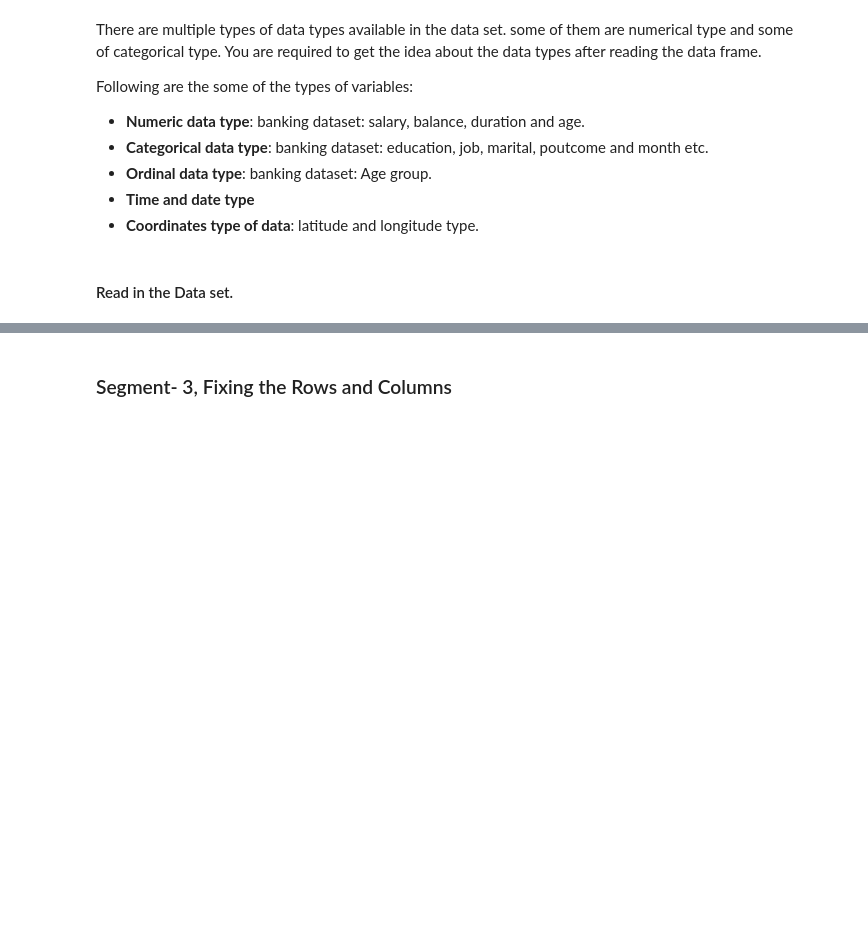
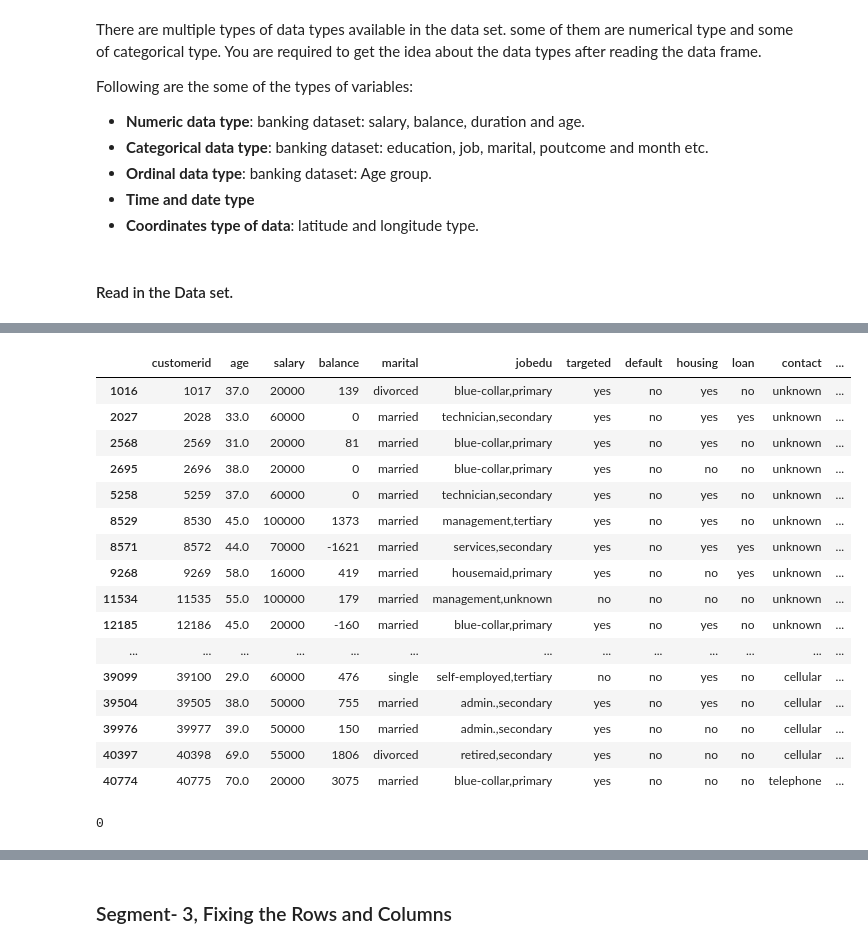
Before and after one commit to datagrad/EDA-of-Bank-Telemarketing-Campaign, a Jupyter notebook: Bank_TeleMarketing_Campaign_EDA.ipynb, the cells around one changed output, grey strips where cells are left out. Saved outputs shown, nothing was run; the diff lists cells and outputs as text; code cells hidden in the pictures; blank space fills up the shorter version.

```diff
--- a/Bank_TeleMarketing_Campaign_EDA.ipynb
+++ b/Bank_TeleMarketing_Campaign_EDA.ipynb
@@ -70,0 +249,31 @@ inp0.head()
+# %%
+# Analyzing the rows where response has null values
+
+df.loc[df['response'].isnull()]
+
+
+# No such particular pattern and can be dropped
+# %% [output]
+|  | customerid | age | salary | balance | marital | jobedu | targeted | default | housing | loan | contact | ... |
+| 1016 | 1017 | 37.0 | 20000 | 139 | divorced | blue-collar,primary | yes | no | yes | no | unknown | ... |
+| 2027 | 2028 | 33.0 | 60000 | 0 | married | technician,secondary | yes | no | yes | yes | unknown | ... |
+| 2568 | 2569 | 31.0 | 20000 | 81 | married | blue-collar,primary | yes | no | yes | no | unknown | ... |
+| 2695 | 2696 | 38.0 | 20000 | 0 | married | blue-collar,primary | yes | no | no | no | unknown | ... |
+| 5258 | 5259 | 37.0 | 60000 | 0 | married | technician,secondary | yes | no | yes | no | unknown | ... |
+| 8529 | 8530 | 45.0 | 100000 | 1373 | married | management,tertiary | yes | no | yes | no | unknown | ... |
+| 8571 | 8572 | 44.0 | 70000 | -1621 | married | services,secondary | yes | no | yes | yes | unknown | ... |
+| 9268 | 9269 | 58.0 | 16000 | 419 | married | housemaid,primary | yes | no | no | yes | unknown | ... |
+| 11534 | 11535 | 55.0 | 100000 | 179 | married | management,unknown | no | no | no | no | unknown | ... |
+| 12185 | 12186 | 45.0 | 20000 | -160 | married | blue-collar,primary | yes | no | yes | no | unknown | ... |
+| ... | ... | ... | ... | ... | ... | ... | ... | ... | ... | ... | ... | ... |
+| 39099 | 39100 | 29.0 | 60000 | 476 | single | self-employed,tertiary | no | no | yes | no | cellular | ... |
+| 39504 | 39505 | 38.0 | 50000 | 755 | married | admin.,secondary | yes | no | yes | no | cellular | ... |
+| 39976 | 39977 | 39.0 | 50000 | 150 | married | admin.,secondary | yes | no | no | no | cellular | ... |
+| 40397 | 40398 | 69.0 | 55000 | 1806 | divorced | retired,secondary | yes | no | no | no | cellular | ... |
+| 40774 | 40775 | 70.0 | 20000 | 3075 | married | blue-collar,primary | yes | no | no | no | telephone | ... |
+# %%
+# Check Duplicate Rows count
+
+df.duplicated().sum()
+# %% [output]
+0
```
Also changed, not shown: parts of 24 cells of this notebook.
